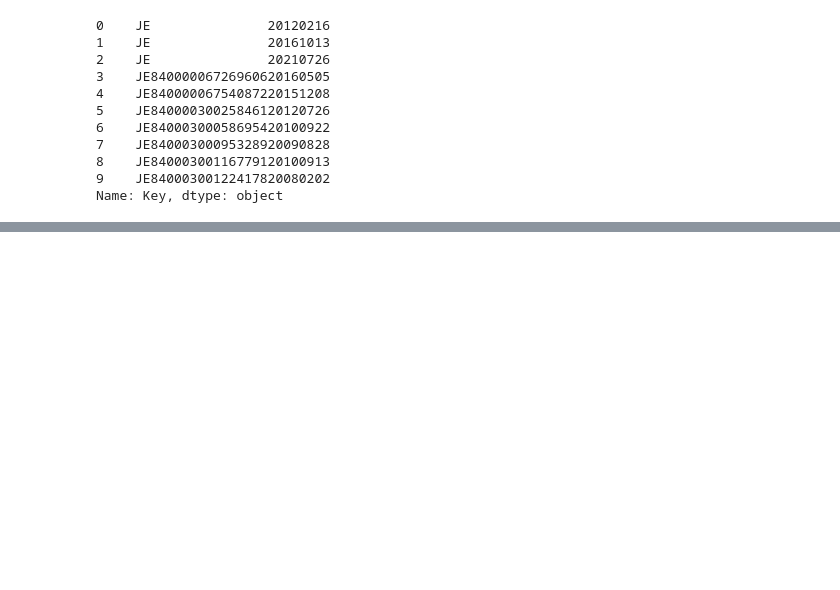
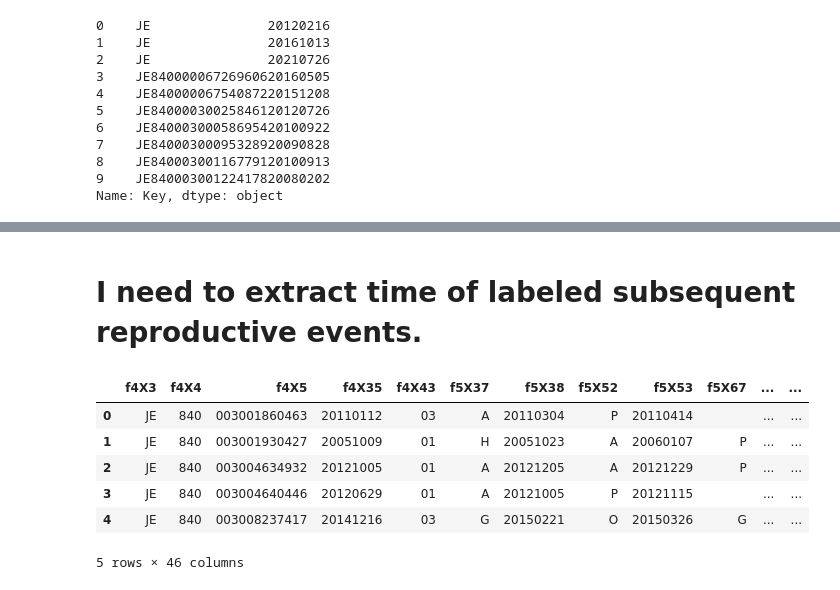
Before and after one commit to jagcha/JEPL, a Jupyter notebook: core/US25UW990JEPL.02.ipynb, the cells around one changed output, grey strips where cells are left out. Saved outputs shown, nothing was run; the diff lists cells and outputs as text; code cells hidden in the pictures; blank space fills up the shorter version.

```diff
--- a/core/US25UW990JEPL.02.ipynb
+++ b/core/US25UW990JEPL.02.ipynb
@@ -245,0 +158,12 @@ sdf2.to_html(fp)
+# %% [markdown]
+# I need to extract time of labeled subsequent reproductive events.
+# %%
+dc.sdf.head()
+# %% [output]
+|  | f4X3 | f4X4 | f4X5 | f4X35 | f4X43 | f5X37 | f5X38 | f5X52 | f5X53 | f5X67 | ... | ... |
+| 0 | JE | 840 | 003001860463 | 20110112 | 03 | A | 20110304 | P | 20110414 |  | ... | ... |
+| 1 | JE | 840 | 003001930427 | 20051009 | 01 | H | 20051023 | A | 20060107 | P | ... | ... |
+| 2 | JE | 840 | 003004634932 | 20121005 | 01 | A | 20121205 | A | 20121229 | P | ... | ... |
+| 3 | JE | 840 | 003004640446 | 20120629 | 01 | A | 20121005 | P | 20121115 |  | ... | ... |
+| 4 | JE | 840 | 003008237417 | 20141216 | 03 | G | 20150221 | O | 20150326 | G | ... | ... |
+5 rows × 46 columns
```
Also changed, not shown: parts of 21 cells of this notebook, 2 other files.
